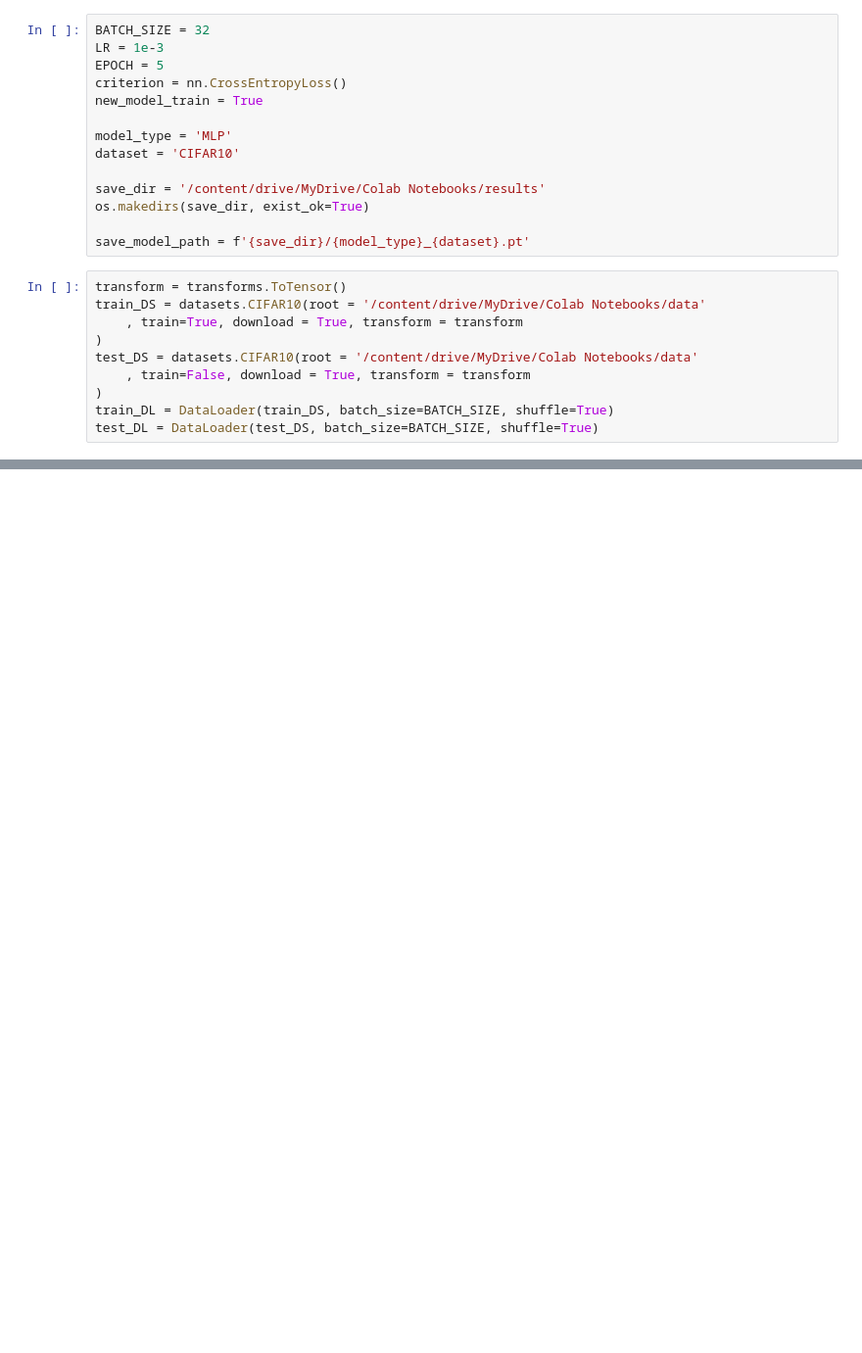
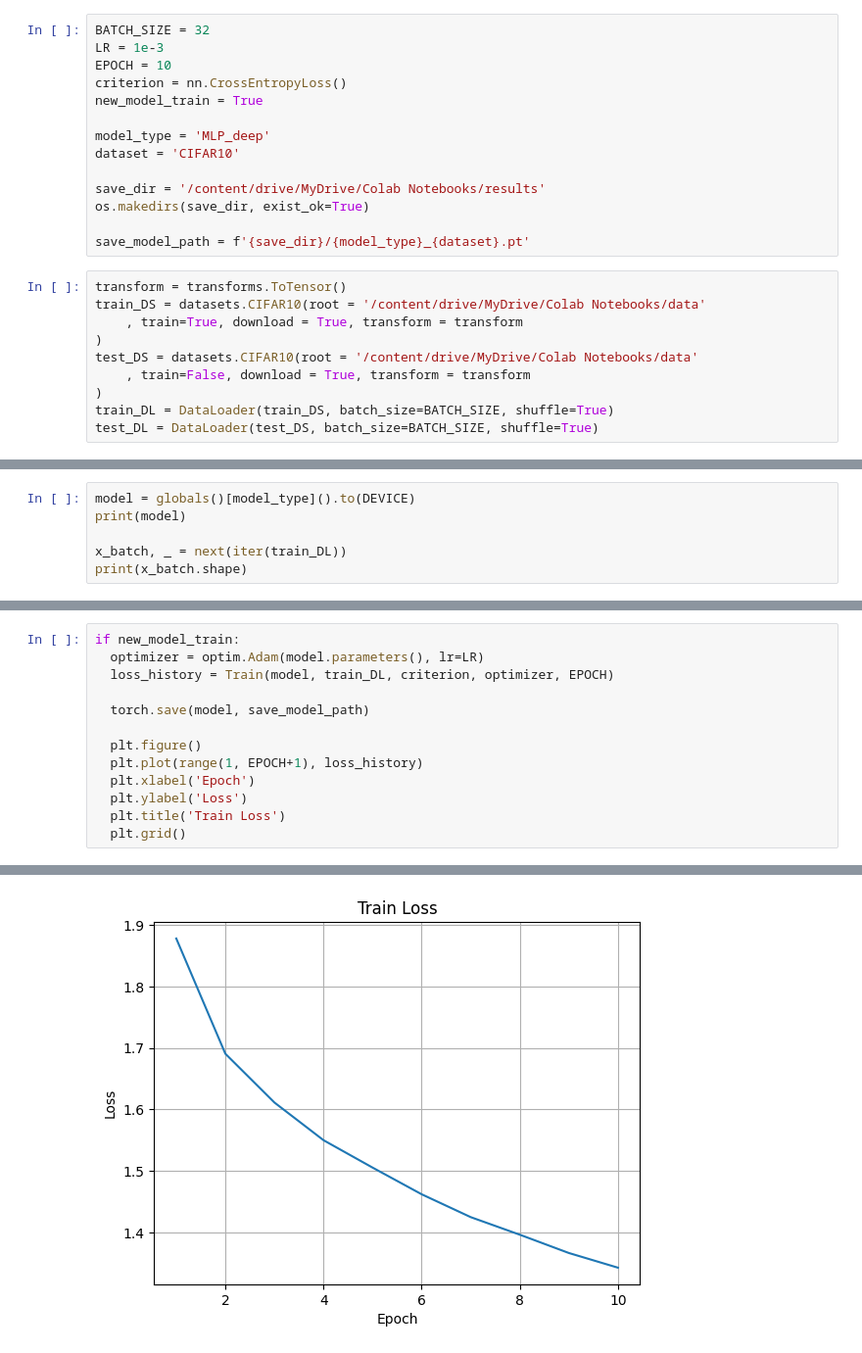
Before and after one commit to aitjoeun/PyTorch, a Jupyter notebook: 04.multiclass/03.multiclass_CIFAR10_main.ipynb, the cells around one changed output, grey strips where cells are left out. Shown at 98% size. Cells and saved outputs as stored; diff of their text form; blank space fills up the shorter version.

```diff
--- a/04.multiclass/03.multiclass_CIFAR10_main.ipynb
+++ b/04.multiclass/03.multiclass_CIFAR10_main.ipynb
@@ -28,11 +18,11 @@ Drive already mounted at /content/drive; to attempt to forcibly remount, call dr
 # %%
 BATCH_SIZE = 32
 LR = 1e-3
-EPOCH = 5
+EPOCH = 10
 criterion = nn.CrossEntropyLoss()
 new_model_train = True
 
-model_type = 'MLP'
+model_type = 'MLP_deep'
 dataset = 'CIFAR10'
 
 save_dir = '/content/drive/MyDrive/Colab Notebooks/results'
@@ -51,0 +131,6 @@ test_DL = DataLoader(test_DS, batch_size=BATCH_SIZE, shuffle=True)
+# %%
+model = globals()[model_type]().to(DEVICE)
+print(model)
+
+x_batch, _ = next(iter(train_DL))
+print(x_batch.shape)
@@ -51,0 +155,14 @@ test_DL = DataLoader(test_DS, batch_size=BATCH_SIZE, shuffle=True)
+# %%
+if new_model_train:
+  optimizer = optim.Adam(model.parameters(), lr=LR)
+  loss_history = Train(model, train_DL, criterion, optimizer, EPOCH)
+
+  torch.save(model, save_model_path)
+
+  plt.figure()
+  plt.plot(range(1, EPOCH+1), loss_history)
+  plt.xlabel('Epoch')
+  plt.ylabel('Loss')
+  plt.title('Train Loss')
+  plt.grid()
+# %% [output]
@@ -51,0 +189 @@ test_DL = DataLoader(test_DS, batch_size=BATCH_SIZE, shuffle=True)
+[figure, added]
```
Also changed, not shown: parts of 11 cells of this notebook.
